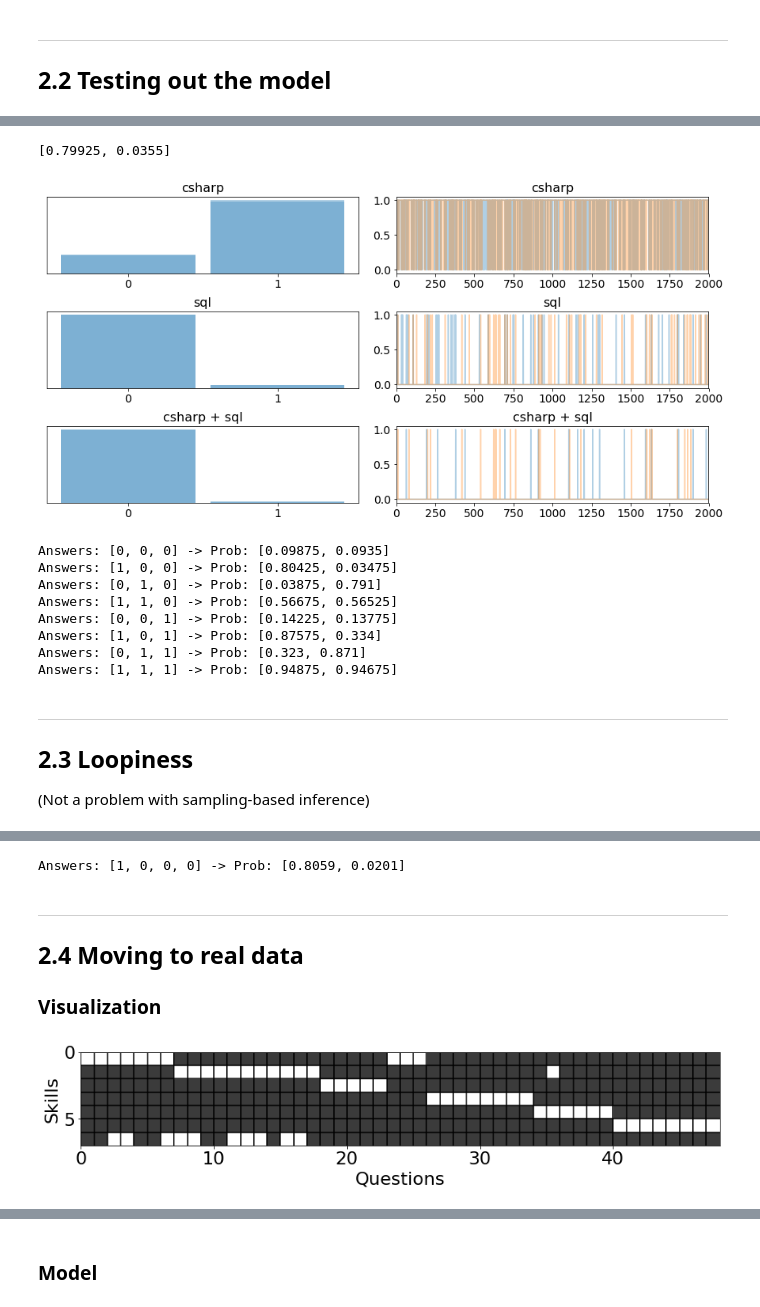
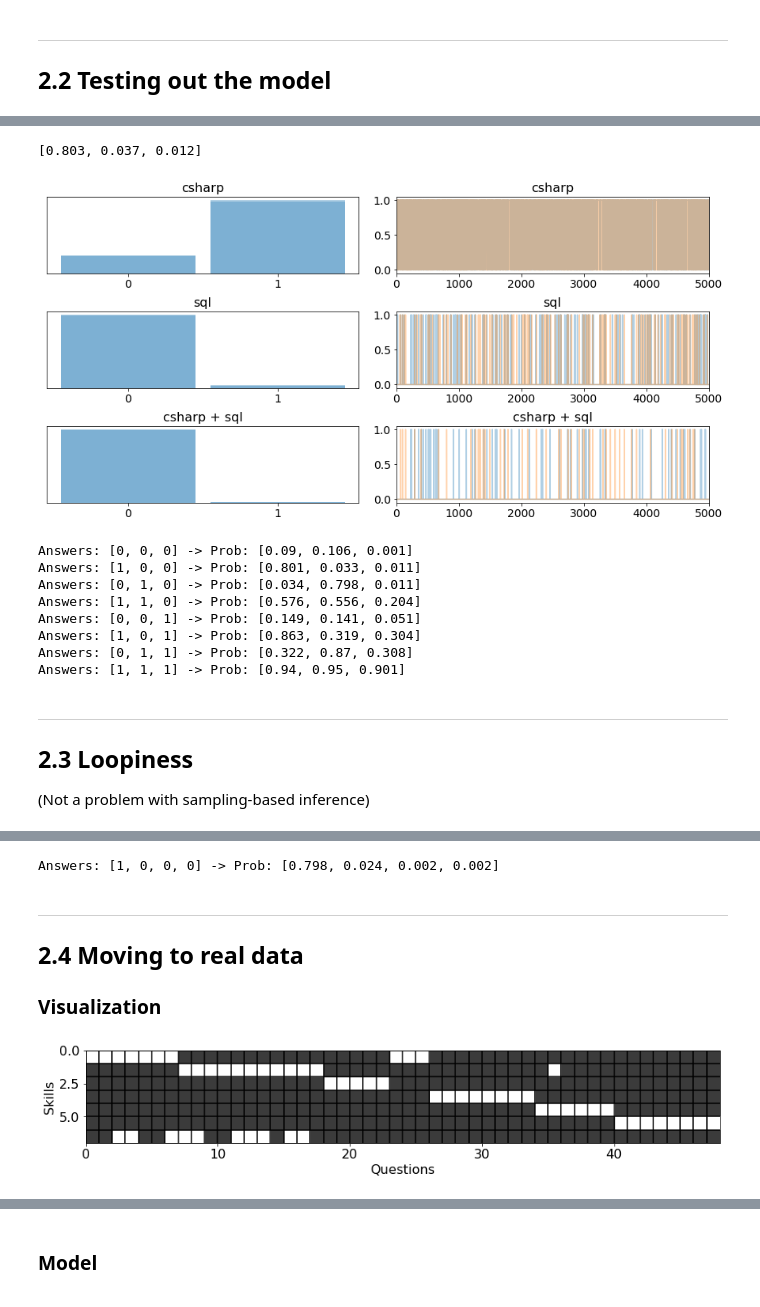
Before and after one commit to ricardoV94/mbmlbook_PyMC3, a Jupyter notebook: MBML_Chapter_2.ipynb, the cells around one changed output, grey strips where cells are left out. Cells and saved outputs as stored; diff of their text form; code cells hidden in the pictures.

```diff
--- a/MBML_Chapter_2.ipynb
+++ b/MBML_Chapter_2.ipynb
@@ -4,9 +4,15 @@
 # Chapter 2
 # %%
 import numpy as np
+import pymc3 as pm
+import theano
+import theano.tensor as tt
+
+import pandas as pd
+import scipy.stats as st
 import matplotlib.pyplot as plt
-import pymc3 as pm
-import theano.tensor as tt
-import pandas as pd
+import seaborn as sns
+
 from tqdm import tqdm
-plt.rcParams.update({'font.size': 22})
+from sklearn.metrics import roc_auc_score, roc_curve
+plt.rcParams.update({'font.size': 16})
@@ -64,8 +62,11 @@ def compute_mean(trace, show=2):
 # %%
-trace = run_model([1, 0, 0])
+with model1:
+    observed_answers.set_value([1, 0, 0])
+    trace = pm.sample(5000, progressbar=False)
+
 pm.traceplot(trace)
 print(compute_mean(trace))
 # %% [output]
-[0.79925, 0.0355]
+[0.803, 0.037, 0.012]
-[figure, old version]
+[figure, new version]
 # %%
@@ -77,15 +80,15 @@ for comb in tqdm(combs):
 # %%
-for comb, trace in zip(combs, combs_traces):
-    print(f'Answers: {comb} -> Prob: {compute_mean(trace)}')
+for answers, trace in zip(possible_answers, possible_traces):
+    print(f'Answers: {answers} -> Prob: {compute_mean(trace)}')
 # %% [output]
-Answers: [0, 0, 0] -> Prob: [0.09875, 0.0935]
-Answers: [1, 0, 0] -> Prob: [0.80425, 0.03475]
-Answers: [0, 1, 0] -> Prob: [0.03875, 0.791]
-Answers: [1, 1, 0] -> Prob: [0.56675, 0.56525]
-Answers: [0, 0, 1] -> Prob: [0.14225, 0.13775]
-Answers: [1, 0, 1] -> Prob: [0.87575, 0.334]
-Answers: [0, 1, 1] -> Prob: [0.323, 0.871]
-Answers: [1, 1, 1] -> Prob: [0.94875, 0.94675]
+Answers: [0, 0, 0] -> Prob: [0.09, 0.106, 0.001]
+Answers: [1, 0, 0] -> Prob: [0.801, 0.033, 0.011]
+Answers: [0, 1, 0] -> Prob: [0.034, 0.798, 0.011]
+Answers: [1, 1, 0] -> Prob: [0.576, 0.556, 0.204]
+Answers: [0, 0, 1] -> Prob: [0.149, 0.141, 0.051]
+Answers: [1, 0, 1] -> Prob: [0.863, 0.319, 0.304]
+Answers: [0, 1, 1] -> Prob: [0.322, 0.87, 0.308]
+Answers: [1, 1, 1] -> Prob: [0.94, 0.95, 0.901]
 # %% [markdown]
 
 
@@ -95,9 +98,9 @@ Answers: [1, 1, 1] -> Prob: [0.94875, 0.94675]
 
 (Not a problem with sampling-based inference)
 # %%
-data = [1,0,0,0]
+with pm.Model() as model2:
+    answers = [1,0,0,0]
 
-with pm.Model() as model:
     csharp = pm.Bernoulli('csharp', p=0.5)
     sql = pm.Bernoulli('sql', p=0.5)
     both1 = pm.Deterministic('csharp + sql 1', tt.prod([csharp, sql]))
@@ -105,6 +108,5 @@ with pm.Model() as model:
 
     noise = pm.math.switch(tt.stack([csharp, sql, both1, both2]), .9, .2)
 
-    answers = pm.Bernoulli('answers', noise, shape=4, observed=data)
-    trace = pm.sample(5000, progressbar=False)
+    isCorrect = pm.Bernoulli('isCorrect', noise, shape=4, observed=answers)
 # %%
@@ -112,9 +114,11 @@ pm.model_to_graphviz(model)
 # %% [output]
 [drawing not drawn]
 # %%
-print(f'Answers: {data} -> Prob: {compute_mean(trace)}')
+with model2:
+    trace = pm.sample(5000, progressbar=False)
+print(f'Answers: {answers} -> Prob: {compute_mean(trace)}')
 # %% [output]
-Answers: [1, 0, 0, 0] -> Prob: [0.8059, 0.0201]
+Answers: [1, 0, 0, 0] -> Prob: [0.798, 0.024, 0.002, 0.002]
 # %% [markdown]
 
 
@@ -145,8 +181,12 @@ url3 = 'https://raw.githubusercontent.com/ricardoV94/mbmlbook/master/data/Ch2_sk
 df1 = pd.read_csv(url1, header=None)
 df2 = pd.read_csv(url2, header=None)
 df3 = pd.read_csv(url3, header=None)
+
+skills_ground = df1.values
+given_answers = df2.values.T
+true_skills = df3.values.T
 # %%
-plot_grid(df1.T, 'Skills', 'Questions')
+plot_grid(skills_ground.T, 'Skills', 'Questions')
 # %% [output]
-[figure, old version]
+[figure, new version]
 # %%
```
Also changed, not shown: parts of 40 cells of this notebook.
